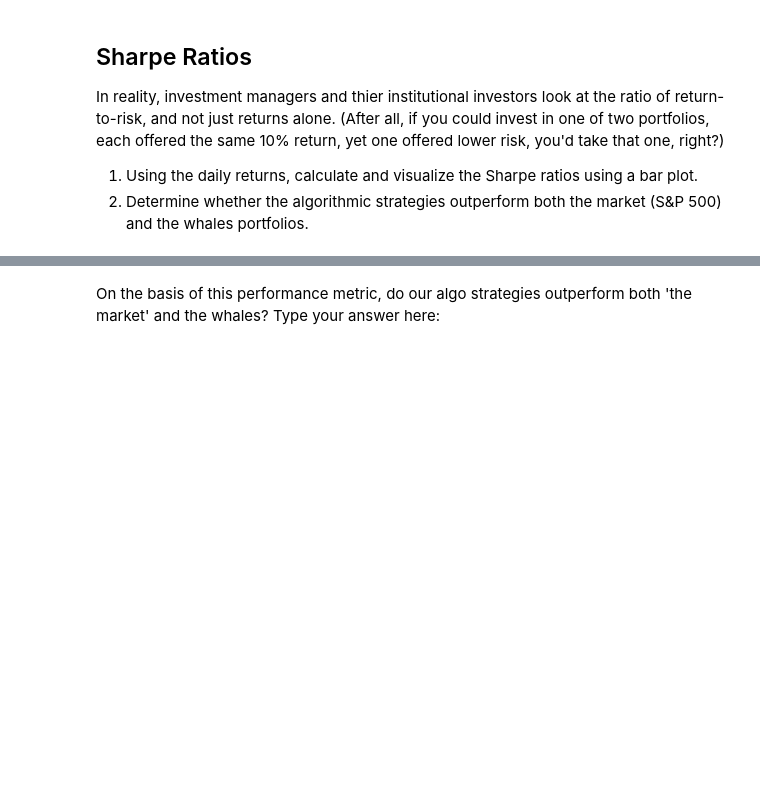
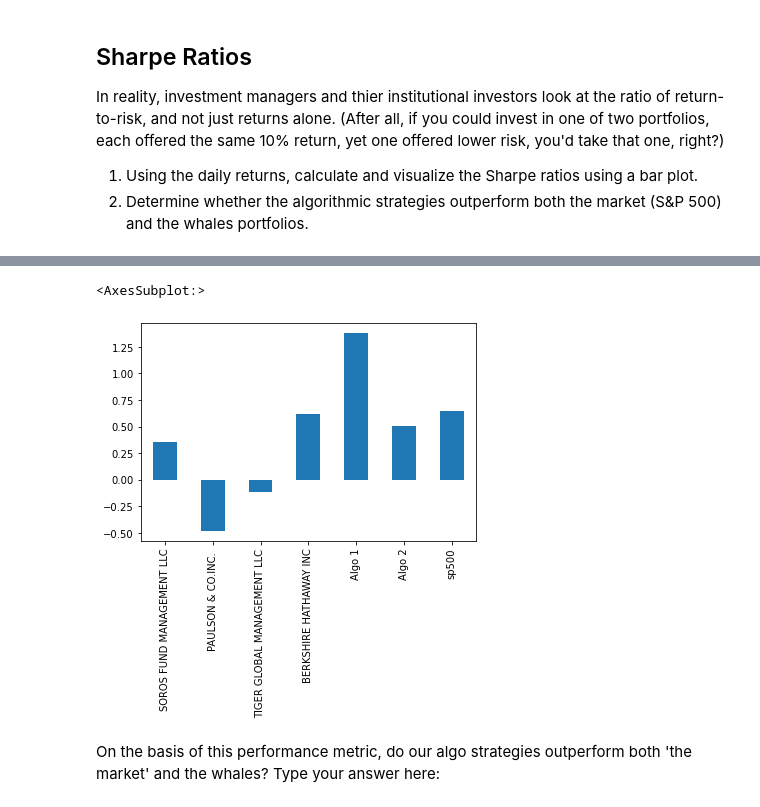
Before and after one commit to SeminoleCasa/hw-3, a Jupyter notebook: Instructions/Starter_Code/whale_analysis.ipynb, the cells around one changed output, grey strips where cells are left out. Cells and saved outputs as stored; diff of their text form; code cells hidden in the pictures; blank space fills up the shorter version.

```diff
--- a/Instructions/Starter_Code/whale_analysis.ipynb
+++ b/Instructions/Starter_Code/whale_analysis.ipynb
@@ -293,0 +327,4 @@ In reality, investment managers and thier institutional investors look at the ra
+# %%
+# Calculate annualized Sharpe Ratios
+sharpe_ratios = (combined_returns.mean() * 252) / (combined_returns.std() * np.sqrt(252))
+sharpe_ratios
@@ -294,6 +340,9 @@ In reality, investment managers and thier institutional investors look at the ra
 # %%
 # Visualize the sharpe ratios as a bar plot
-# YOUR CODE HERE
+sharpe_ratios.plot(kind = "bar")
+# %% [output]
+<AxesSubplot:>
+[figure, added]
 # %% [markdown]
 On the basis of this performance metric, do our algo strategies outperform both 'the market' and the whales? Type your answer here:
 # %% [markdown]
```
Also changed, not shown: parts of 8 cells of this notebook, 4 other files.
